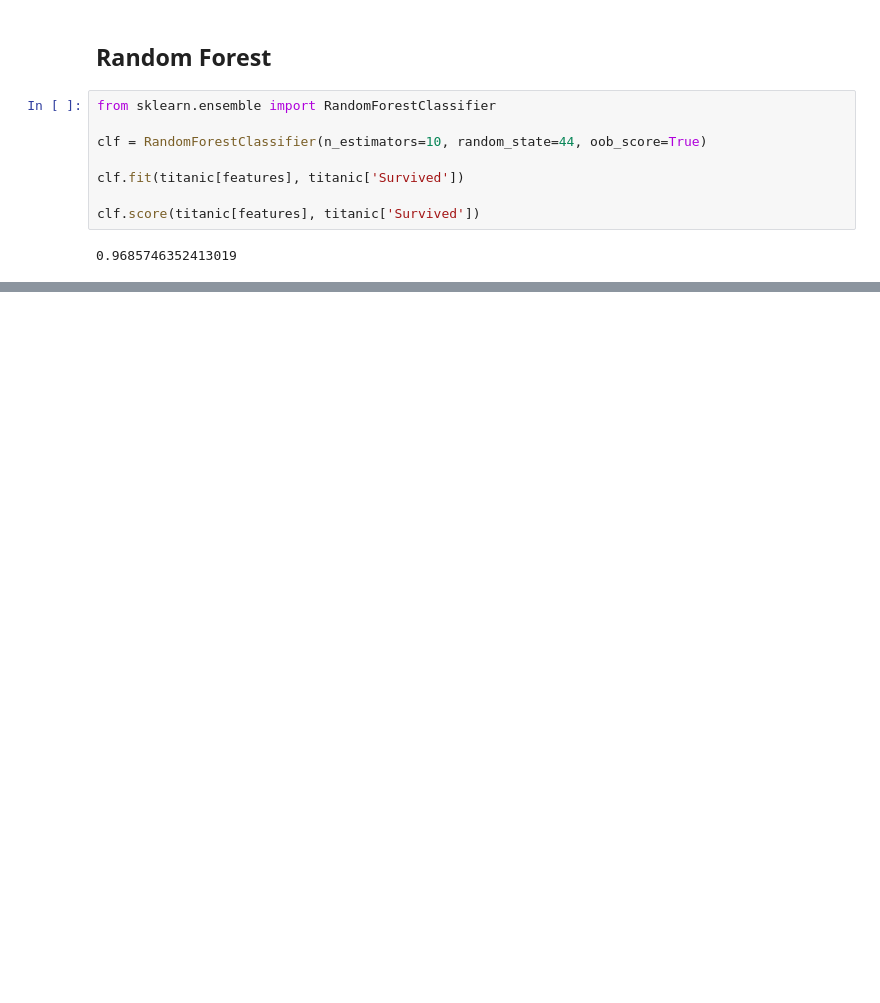
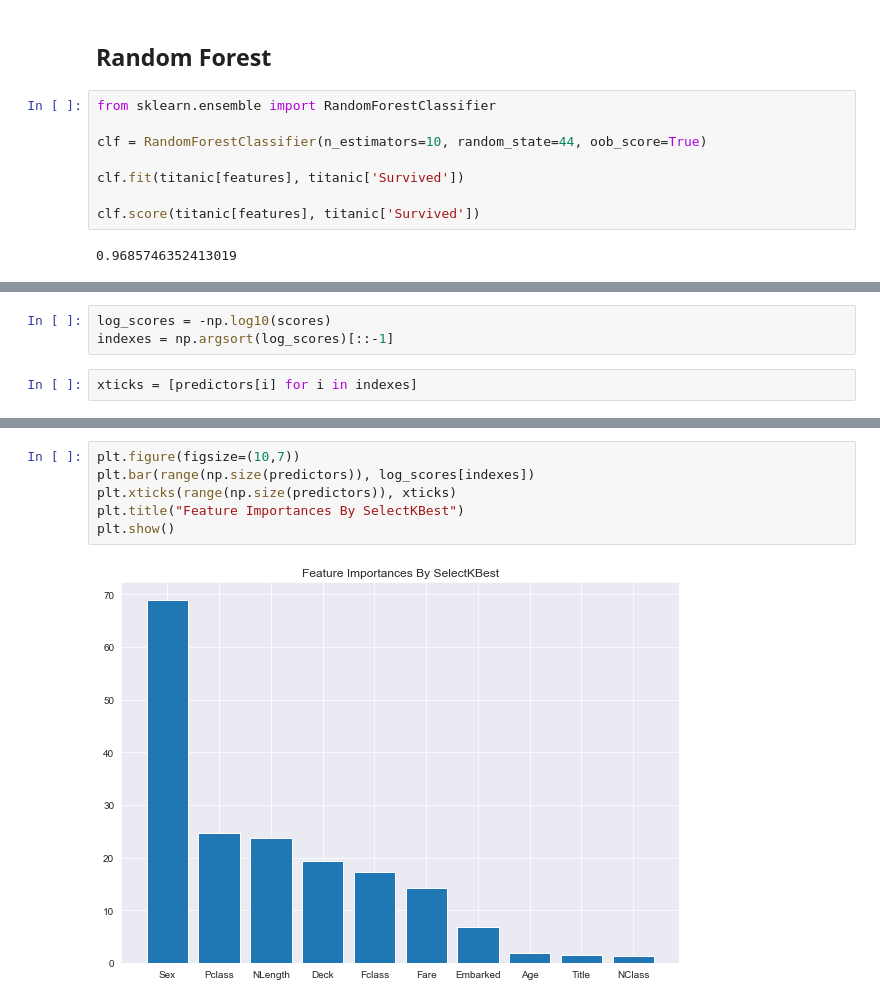
Before and after one commit to adamiqshan/end_to_end_ml, a Jupyter notebook: Titanic_end2end.ipynb, the cells around one changed output, grey strips where cells are left out. Drawn from its saved outputs; the diff is of its cells as text; blank space fills up the shorter version.

```diff
--- a/Titanic_end2end.ipynb
+++ b/Titanic_end2end.ipynb
@@ -612,0 +638,5 @@ print(scores.mean())
+# %%
+log_scores = -np.log10(scores)
+indexes = np.argsort(log_scores)[::-1]
+# %%
+xticks = [predictors[i] for i in indexes]
@@ -612,0 +648,8 @@ print(scores.mean())
+# %%
+plt.figure(figsize=(10,7))
+plt.bar(range(np.size(predictors)), log_scores[indexes])
+plt.xticks(range(np.size(predictors)), xticks)
+plt.title("Feature Importances By SelectKBest")
+plt.show()
+# %% [output]
+[figure, added]
```
Also changed, not shown: parts of 12 cells of this notebook.
